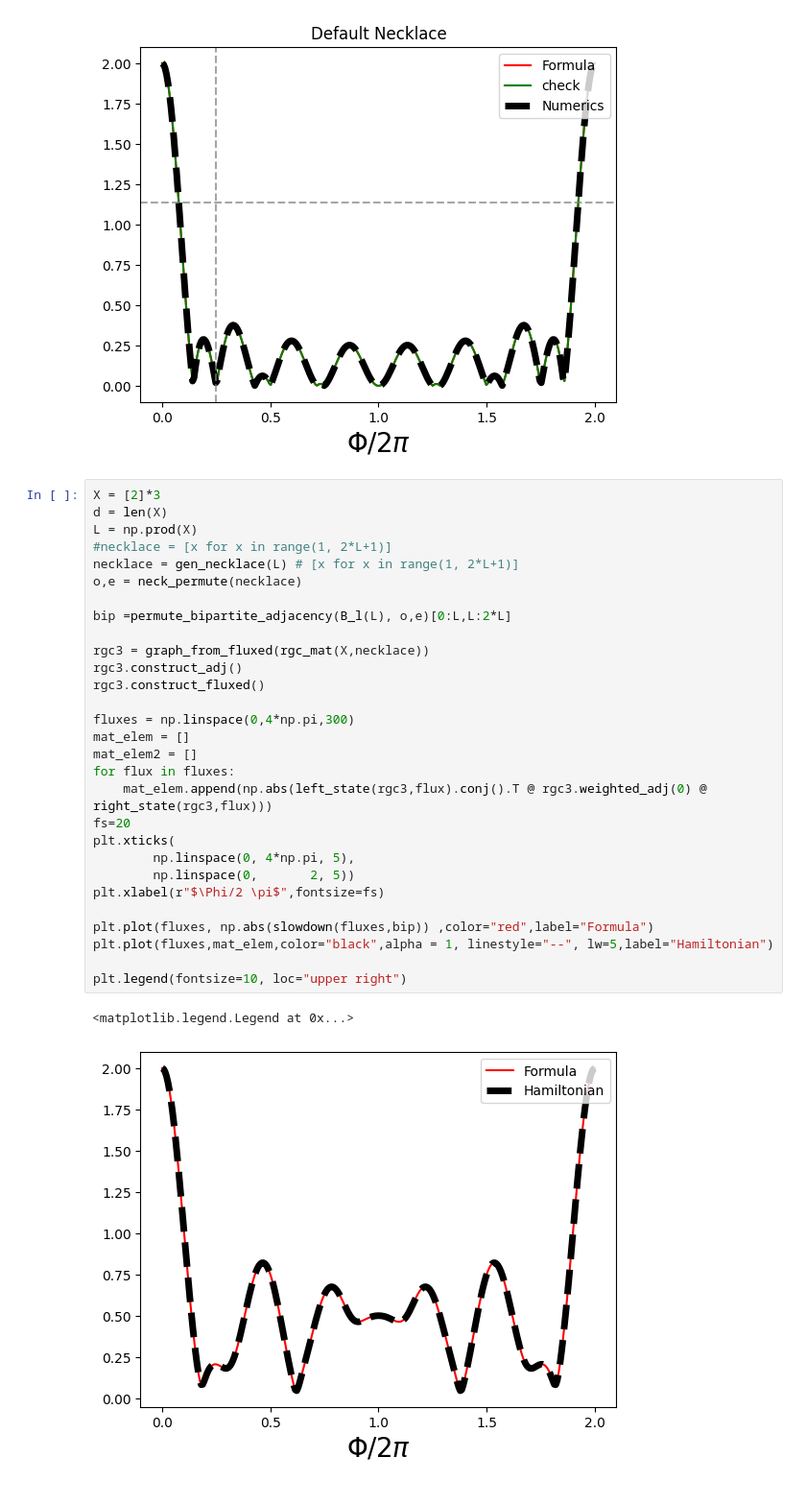
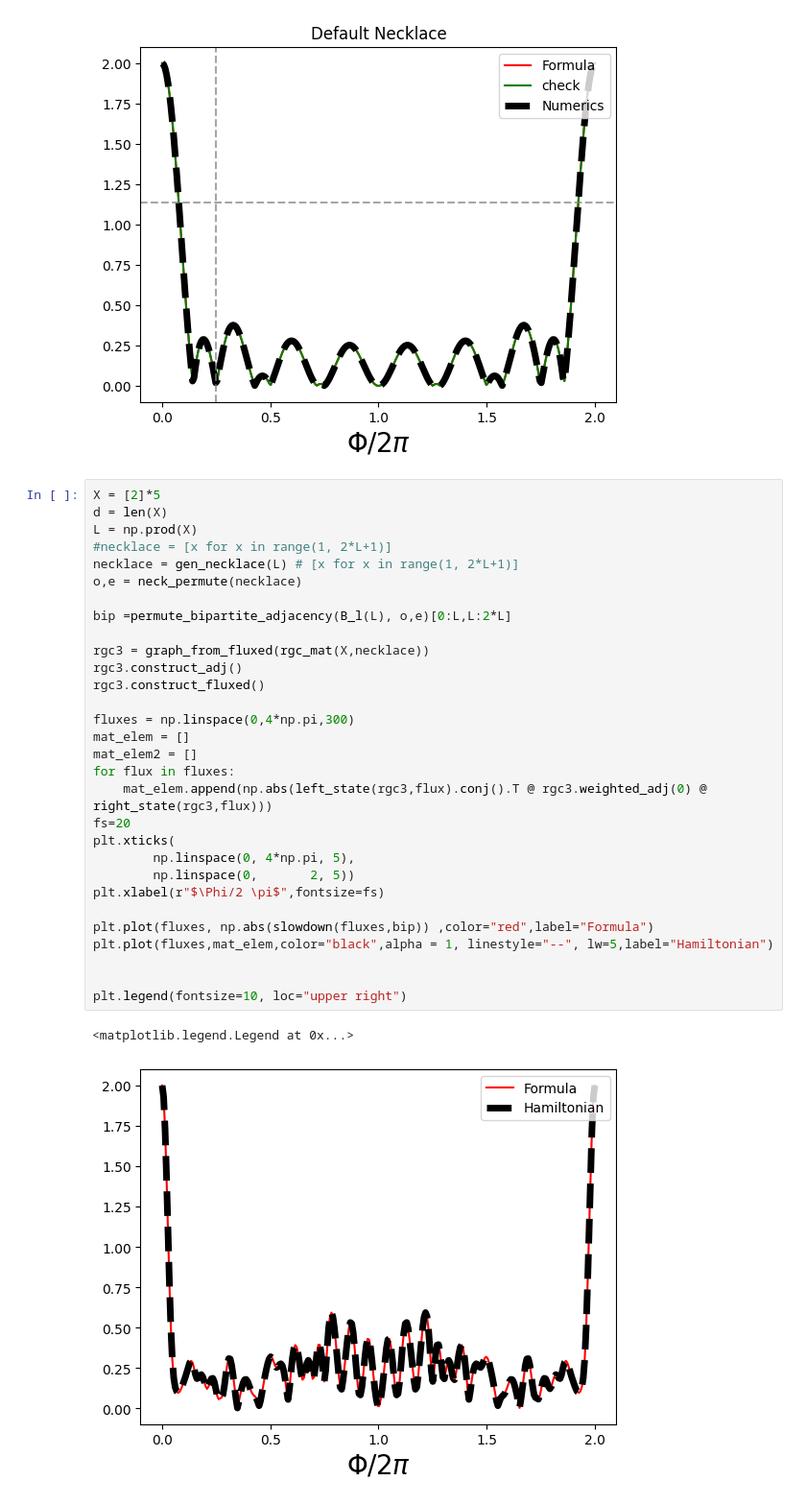
Before and after one commit to cgs2155/RandomCycles, a Jupyter notebook: StateLadder.ipynb, the cells around one changed output. Shown: that part at 96% size. Cells and saved outputs as stored; diff of their text form.

```diff
--- a/StateLadder.ipynb
+++ b/StateLadder.ipynb
@@ -163,34 +162,35 @@ plt.title("Default Necklace")
 Text(0.5, 1.0, 'Default Necklace')
 [figure]
 # %%
-X = [2]*3
+X = [2]*5
 d = len(X)
 L = np.prod(X)
 #necklace = [x for x in range(1, 2*L+1)]
 necklace = gen_necklace(L) # [x for x in range(1, 2*L+1)]
 o,e = neck_permute(necklace)
 
 bip =permute_bipartite_adjacency(B_l(L), o,e)[0:L,L:2*L]
 
 rgc3 = graph_from_fluxed(rgc_mat(X,necklace))
 rgc3.construct_adj()
 rgc3.construct_fluxed()
 
 fluxes = np.linspace(0,4*np.pi,300)
 mat_elem = []
 mat_elem2 = []
 for flux in fluxes:
     mat_elem.append(np.abs(left_state(rgc3,flux).conj().T @ rgc3.weighted_adj(0) @ right_state(rgc3,flux)))
 fs=20
 plt.xticks(
         np.linspace(0, 4*np.pi, 5),
         np.linspace(0,       2, 5))
 plt.xlabel(r"$\Phi/2 \pi$",fontsize=fs)
 
 plt.plot(fluxes, np.abs(slowdown(fluxes,bip)) ,color="red",label="Formula")
 plt.plot(fluxes,mat_elem,color="black",alpha = 1, linestyle="--", lw=5,label="Hamiltonian")
 
+
 plt.legend(fontsize=10, loc="upper right")
 # %% [output]
 <matplotlib.legend.Legend at 0x...>
-[figure, old version]
+[figure, new version]
```
Also changed, not shown: parts of 23 cells of this notebook, 9 other files.
